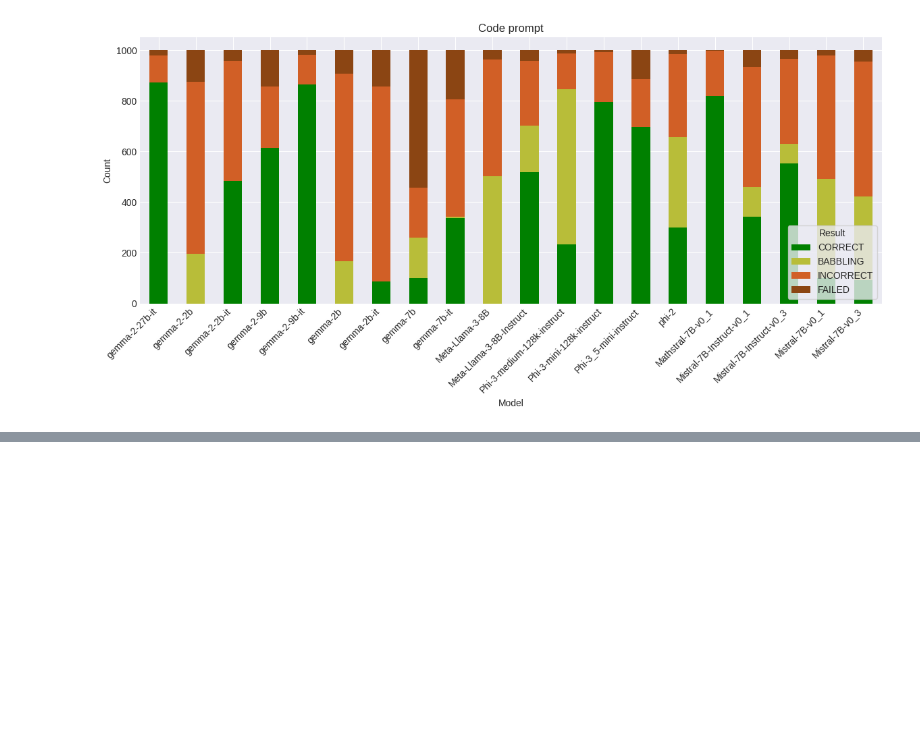
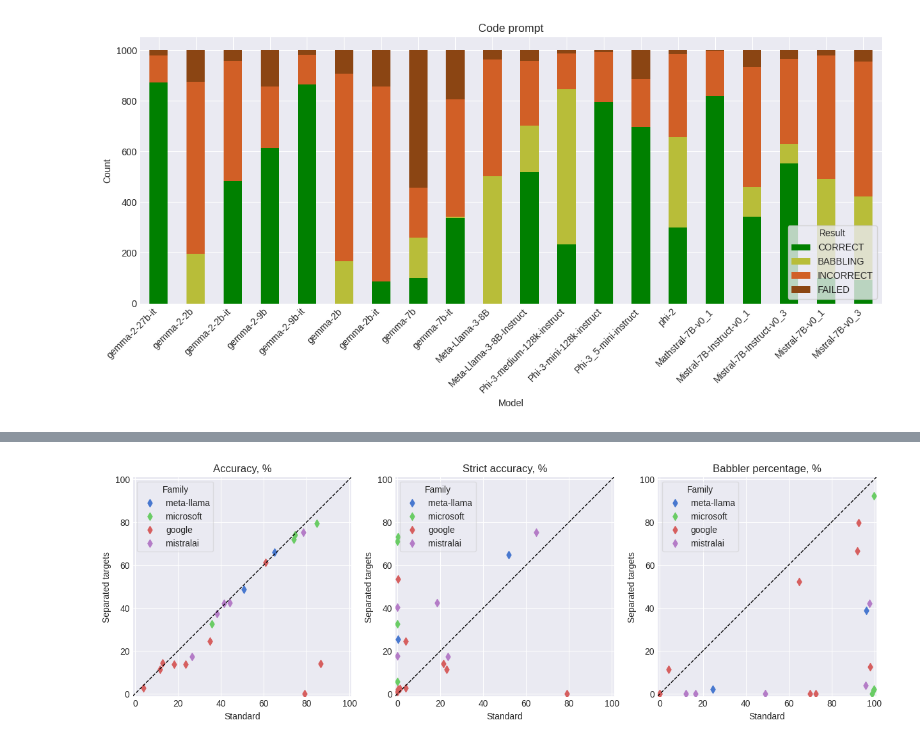
Before and after one commit to the-mysh/gsm-symbolic-benchmarking, a Jupyter notebook: notebooks/results_pres/2025-12-15.ipynb, the cells around one changed output, grey strips where cells are left out. Saved outputs shown, nothing was run; the diff lists cells and outputs as text; code cells hidden in the pictures; blank space fills up the shorter version.

```diff
--- a/notebooks/results_pres/2025-12-15.ipynb
+++ b/notebooks/results_pres/2025-12-15.ipynb
@@ -29,0 +53,4 @@ _ = res_code.plot_result_class_by_model(title='Code prompt')
+# %%
+res_standard.compare_babblers(res_sep, "Standard", "Separated targets")
+# %% [output]
+[figure, added]
```
Also changed, not shown: parts of 4 cells of this notebook, 2 other files.
